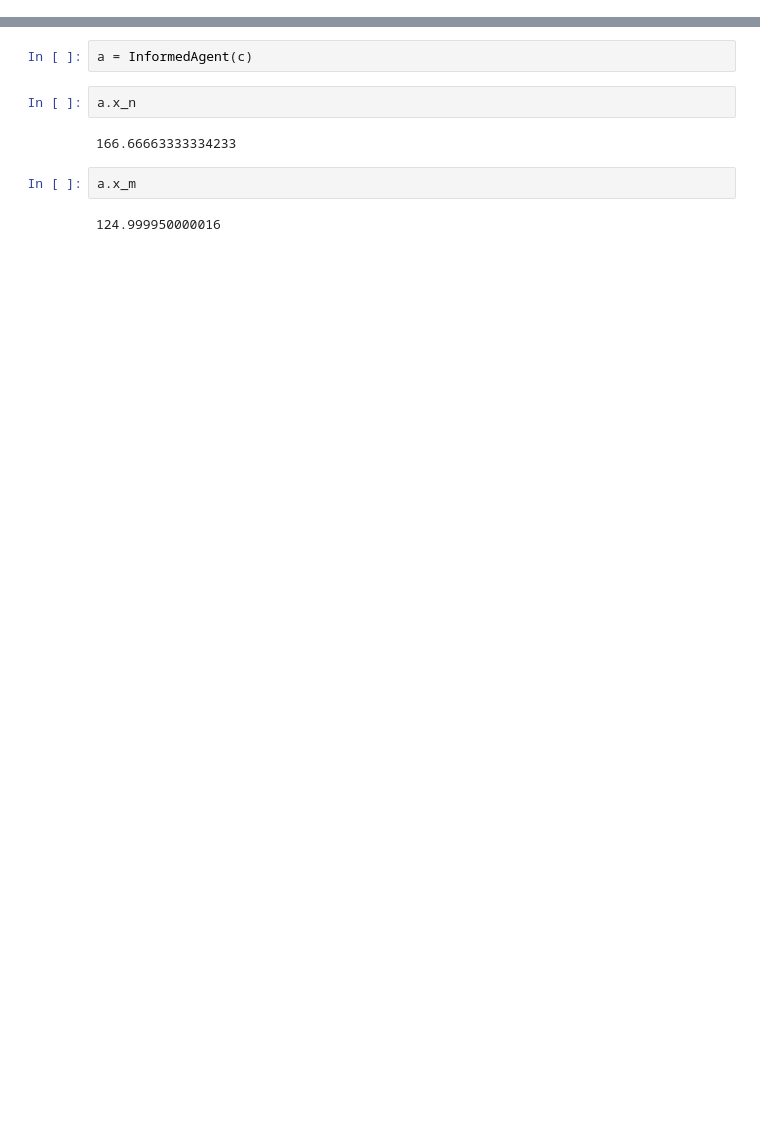
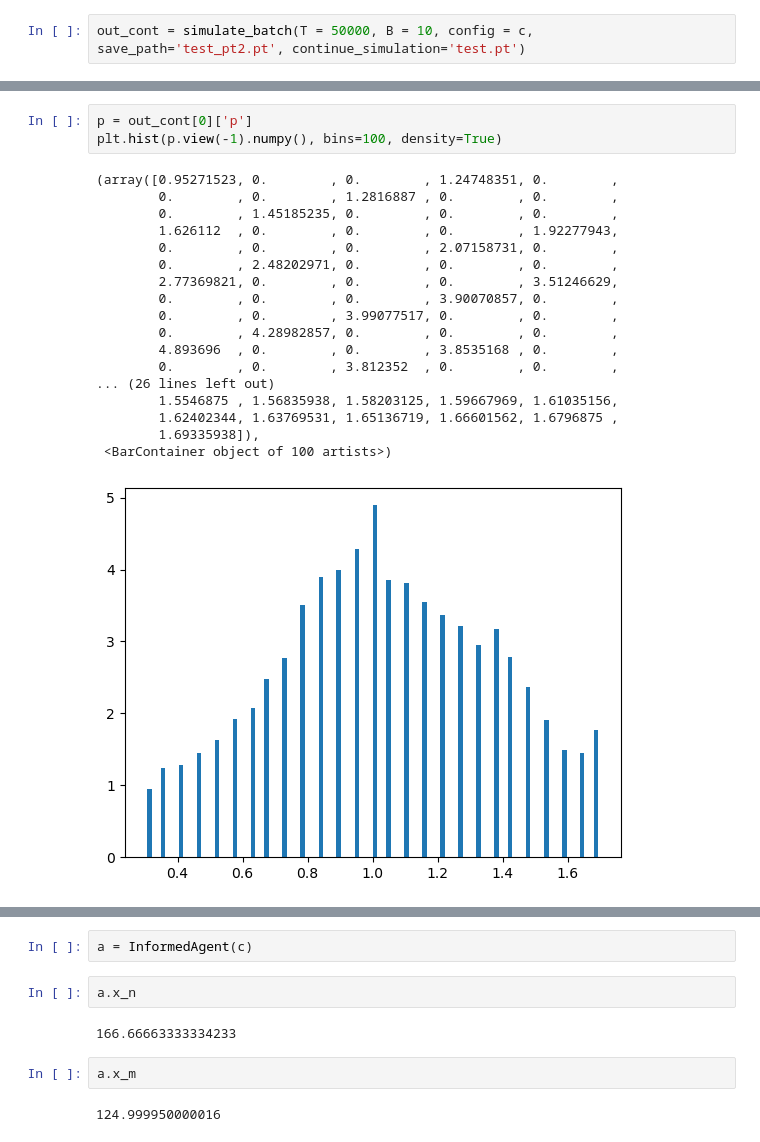
Before and after one commit to moyuanchen/collusion, a Jupyter notebook: test.ipynb, the cells around one changed output, grey strips where cells are left out. Saved outputs shown, nothing was run; the diff lists cells and outputs as text; blank space fills up the shorter version.

```diff
--- a/test.ipynb
+++ b/test.ipynb
@@ -7,0 +11,2 @@ out = simulate_batch(T = 1000, B = 10, config = c, save_path='test.pt')
+# %%
+out_cont = simulate_batch(T = 50000, B = 10, config = c, save_path='test_pt2.pt', continue_simulation='test.pt')
@@ -7,0 +121,22 @@ out = simulate_batch(T = 1000, B = 10, config = c, save_path='test.pt')
+# %%
+p = out_cont[0]['p']
+plt.hist(p.view(-1).numpy(), bins=100, density=True)
+# %% [output]
+(array([0.95271523, 0.        , 0.        , 1.24748351, 0.        ,
+        0.        , 0.        , 1.2816887 , 0.        , 0.        ,
+        0.        , 1.45185235, 0.        , 0.        , 0.        ,
+        1.626112  , 0.        , 0.        , 0.        , 1.92277943,
+        0.        , 0.        , 0.        , 2.07158731, 0.        ,
+        0.        , 2.48202971, 0.        , 0.        , 0.        ,
+        2.77369821, 0.        , 0.        , 0.        , 3.51246629,
+        0.        , 0.        , 0.        , 3.90070857, 0.        ,
+        0.        , 0.        , 3.99077517, 0.        , 0.        ,
+        0.        , 4.28982857, 0.        , 0.        , 0.        ,
+        4.893696  , 0.        , 0.        , 3.8535168 , 0.        ,
+        0.        , 0.        , 3.812352  , 0.        , 0.        ,
+... (26 lines left out)
+        1.5546875 , 1.56835938, 1.58203125, 1.59667969, 1.61035156,
+        1.62402344, 1.63769531, 1.65136719, 1.66601562, 1.6796875 ,
+        1.69335938]),
+ <BarContainer object of 100 artists>)
+[figure, added]
```
Also changed, not shown: parts of 17 cells of this notebook, 10 other files.
